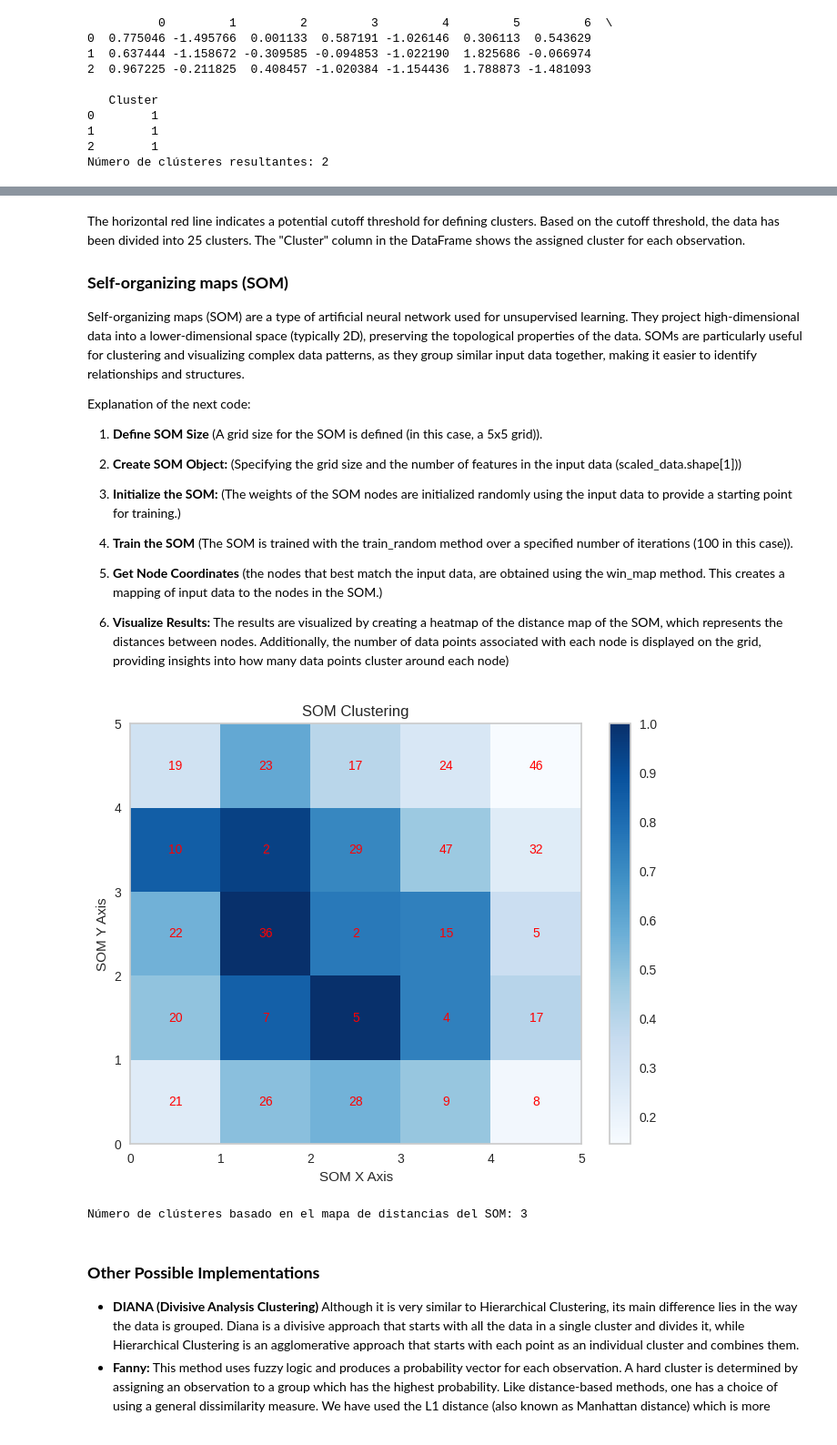
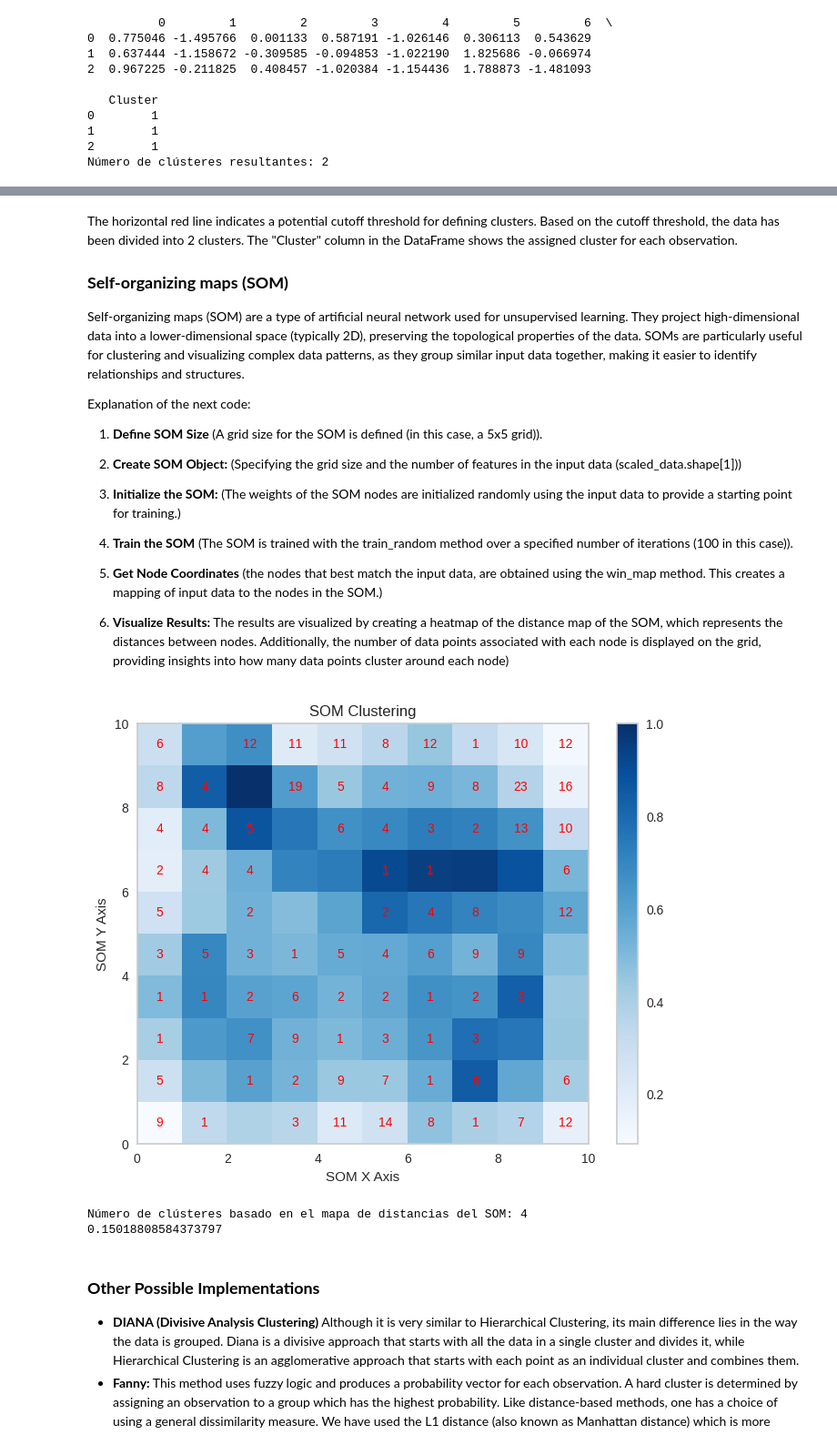
Before and after one commit to Diegodepab/clustering_genes, a Jupyter notebook: code/Lab1_sporulation_filtered.ipynb, the cells around one changed output, grey strips where cells are left out. Shown at 91% size. Cells and saved outputs as stored; diff of their text form; code cells hidden in the pictures.

```diff
--- a/code/Lab1_sporulation_filtered.ipynb
+++ b/code/Lab1_sporulation_filtered.ipynb
@@ -604,5 +729,5 @@ Número de clústeres resultantes: 2
 # %% [markdown]
-The horizontal red line indicates a potential cutoff threshold for defining clusters. Based on the cutoff threshold, the data has been divided into 25 clusters. The "Cluster" column in the DataFrame shows the assigned cluster for each observation.
+The horizontal red line indicates a potential cutoff threshold for defining clusters. Based on the cutoff threshold, the data has been divided into 2 clusters. The "Cluster" column in the DataFrame shows the assigned cluster for each observation.
 
 ### **Self-organizing maps (SOM)**
 
@@ -620,14 +745,8 @@ Explanation of the next code:
 
 6. **Visualize Results:** The results are visualized by creating a heatmap of the distance map of the SOM, which represents the distances between nodes. Additionally, the number of data points associated with each node is displayed on the grid, providing insights into how many data points cluster around each node)
 # %%
-from minisom import MiniSom
-import numpy as np
-import matplotlib.pyplot as plt
-from scipy.ndimage import label
-
 # Función para entrenar SOM y visualizar el mapa
 def train_and_visualize_som(scaled_data, som_size=5, num_iterations=100):
-
     # Crear un objeto SOM
     som = MiniSom(som_size, som_size, scaled_data.shape[1], sigma=1.0, learning_rate=0.5)
 
@@ -666,45 +785,77 @@ def train_and_visualize_som(scaled_data, som_size=5, num_iterations=100):
 
 
 # Función para obtener las etiquetas de clustering del SOM (BMU para cada dato)
 def get_som_labels(som, scaled_data, som_size):
-    # Asignar cada dato a su Best Matching Unit (BMU)
+      # Asignar cada dato a su Best Matching Unit (BMU)
     bmu_coordinates = np.array([som.winner(x) for x in scaled_data])
 
     # Convertir las coordenadas de los BMU a etiquetas de clúster únicas
     bmu_labels = np.array([x[0] * som_size + x[1] for x in bmu_coordinates])
 
     return bmu_labels
 
 
 # Función para determinar el número de clústeres basado en el mapa de distancias
 def cluster_som_by_distance_map(som, distance_threshold=0.5):
     # Obtener el mapa de distancias del SOM
     distance_map = som.distance_map()
-
     # Crear un mapa binario: 1 si la distancia es menor que el umbral, 0 si es mayor
     binary_distance_map = distance_map < distance_threshold
-
     # Usar la función de etiquetado para encontrar regiones conectadas (clústeres)
     labeled_array, num_clusters = label(binary_distance_map)
-
     return num_clusters
 
 
-# Ejemplo de uso
+# Función para calcular el V1 Score
+def calculate_v1_score(data, labels, som, som_size, distance_threshold=0.5):
+
+    num_clusters_original = cluster_som_by_distance_map(som, distance_threshold)
+    num_data = data.shape[0]
+
+    # Eliminar puntos temporales y recalcular los clústeres
+    sum_proportion = 0
+    for i in range(num_data):
+        data_temp = np.delete(data, i, axis=0)
+        labels_temp = np.delete(labels, i)
+
+        # Crear un nuevo SOM con el tamaño som_size
+        som_temp = MiniSom(som_size, som_size, data.shape[1])
+        som_temp.random_weights_init(data_temp)
+        som_temp.train_random(data_temp, 100)  # Reentrenar con los datos eliminados
+        num_clusters_temp = cluster_som_by_distance_map(som_temp, distance_threshold)
+
+        sum_proportion += abs(num_clusters_temp - num_clusters_original) / num_clusters_original
+
+    v1_score = sum_proportion / num_data
+    return v1_score
+
+
+# Escalar los datos (si no están escalados ya)
+scaler = StandardScaler()
+scaled_data = scaler.fit_transform(scaled_data)  # Asegúrate de que scaled_data esté definido como un DataFrame o array
+
 # Entrenar el SOM y visualizar los resultados
-som_size = 5
-som, som_clusters = train_and_visualize_som(scaled_data, som_size=som_size, num_iterations=1000)
+som_size = 10
+som, som_clusters = train_and_visualize_som(scaled_data, som_size=som_size, num_iterations=1100)
 
 # Obtener las etiquetas de clustering para los datos
 som_labels = get_som_labels(som, scaled_data, som_size)
 
+# Determinar el número de clústeres basado en el mapa de distancias
+num_clusters_by_distance = cluster_som_by_distance_map(som, 0.2)
+print(f"Número de clústeres basado en el mapa de distancias del SOM: {num_clusters_by_distance}")
 
-# Determinar el número de clústeres basado en el mapa de distancias
-num_clusters_by_distance = cluster_som_by_distance_map(som, 0.3)
-print(f"Número de clústeres basado en el mapa de distancias del SOM: {num_clusters_by_distance}")
+# Calcular las métricas conocidas
+silhouette_avg_SOM = silhouette_score(scaled_data, som_labels)
+print(silhouette_avg_SOM)
+calinski_harabasz_avg_SOM = calinski_harabasz_score(scaled_data, som_labels)
+davies_bouldin_avg_SOM = davies_bouldin_score(scaled_data, som_labels)
+v1_score_SOM = calculate_v1_score(scaled_data, som_labels, som, som_size, distance_threshold=0.3)
+print(v1_score_SOM)
 # %% [output]
-[figure, old version]
+[figure, new version]
-Número de clústeres basado en el mapa de distancias del SOM: 3
+Número de clústeres basado en el mapa de distancias del SOM: 4
+0.15018808584373797
 # %% [markdown]
 ### **Other Possible Implementations**
 
```
Also changed, not shown: parts of 14 cells of this notebook, 10 other files.
